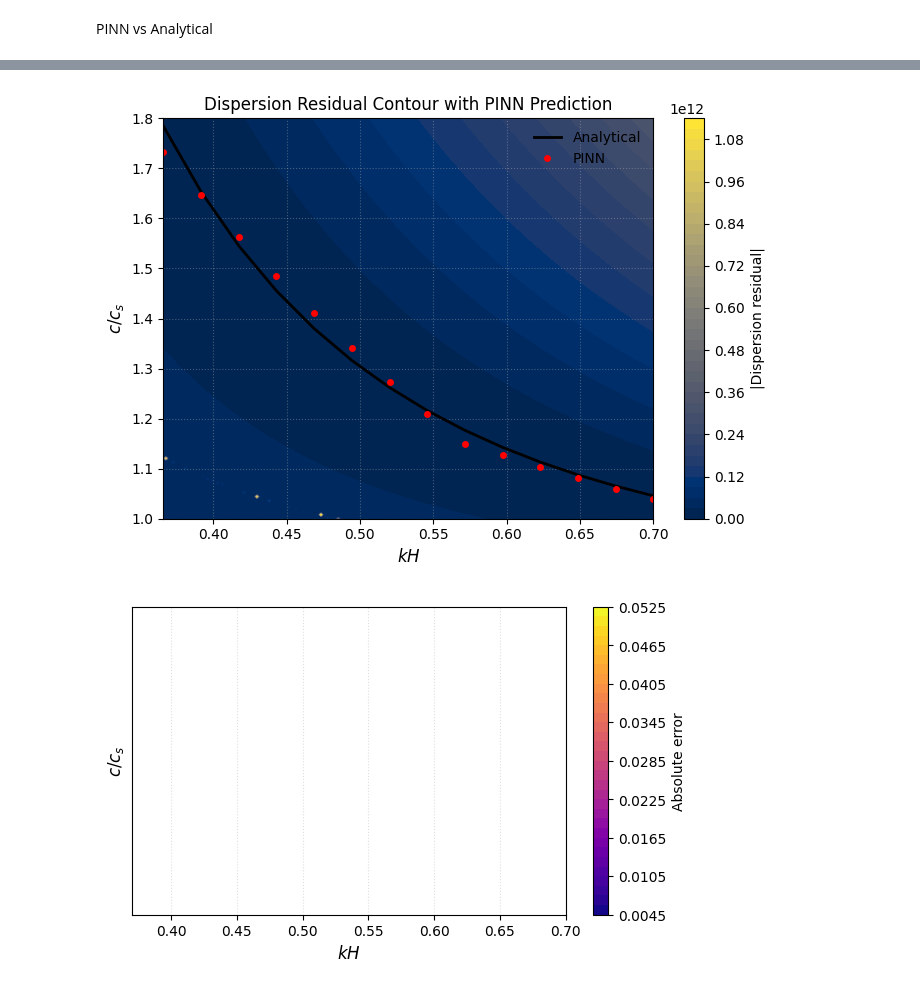
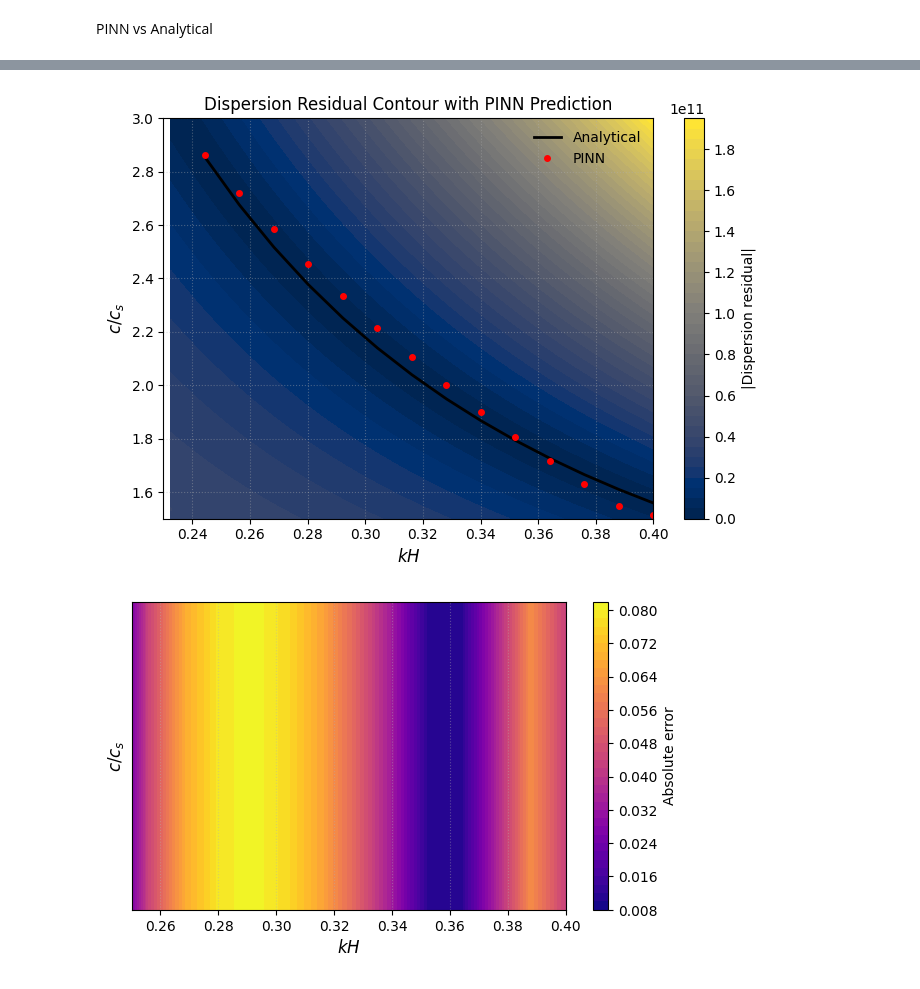
Before and after one commit to mayankjha-my/PINN, a Jupyter notebook: experiments/PINN_three_layer_system.ipynb, the cells around one changed output, grey strips where cells are left out. Drawn from its saved outputs; the diff is of its cells as text; code cells hidden in the pictures.

```diff
--- a/experiments/PINN_three_layer_system.ipynb
+++ b/experiments/PINN_three_layer_system.ipynb
@@ -529,8 +523,8 @@ mueH02 = 0.3 * mu44l
 P1 = 1e9
 P2 = 1e8
 g = 9.81
-beta1 = 5.0
-beta2 = 10.0
+beta1 = 4.0
+beta2 = 9.5
 G = 1.0
 
 c_ref = np.sqrt(mu44l / rho1)
@@ -616,8 +610,8 @@ plt.ylabel(r'Dimensionless phase velocity $c/c_s$', fontsize=12)
 plt.grid(True, linestyle=':', alpha=0.6)
 plt.legend(fontsize=11, frameon=False)
 
-plt.xlim([0.37, 0.7])
-plt.ylim([1.0, 1.8])
+plt.xlim([0.23, 0.4])
+plt.ylim([1.5, 3])
 plt.tight_layout()
 plt.show()
 # %% [output]
@@ -676,7 +1222,7 @@ Saved: comparison_table.csv
 # ==============================
 
 kH_grid = np.linspace(min(kH), max(kH), 200)
-c_grid  = np.linspace(1.0, 1.8, 200)
+c_grid  = np.linspace(1.5, 3, 200)
 
 KH, C = np.meshgrid(kH_grid, c_grid)
 
@@ -706,44 +1252,47 @@ plt.plot(kH, c_pinn, 'ro', markersize=4, label='PINN')
 plt.xlabel(r'$kH$', fontsize=12)
 plt.ylabel(r'$c/c_s$', fontsize=12)
 plt.title('Dispersion Residual Contour with PINN Prediction')
-plt.ylim([1.0, 1.8])
+plt.xlim([0.23, 0.4])
+plt.ylim([1.5, 3])
+
 plt.legend(frameon=False)
 plt.grid(True, linestyle=':', alpha=0.4)
 plt.tight_layout()
 plt.show()
 # %% [output]
-[figure, old version]
+[figure, new version]
 # %%
 abs_error = np.abs(c_pinn - c_ana)
 # %%
 # ==============================
 # Absolute error contour plot
 # ==============================
 
 # create artificial vertical axis
-y = np.linspace(0, 1, 50)
+y = np.linspace(1.5, 3, 50)
 
 KH, Y = np.meshgrid(kH, y)
 
 # repeat error along vertical direction
 Z = np.tile(abs_error, (len(y), 1))
 
 plt.figure(figsize=(7,4))
 
 cont = plt.contourf(KH, Y, Z, levels=40, cmap='plasma')
 cbar = plt.colorbar(cont)
 cbar.set_label('Absolute error')
 
 plt.xlabel(r'$kH$', fontsize=12)
 plt.ylabel(r'$c/c_s$', fontsize=12)           # vertical axis not physical
 plt.yticks([])
-plt.xlim([0.37, 0.7])
-plt.ylim([1.0, 1.8])
+plt.xlim([0.25, 0.4])
+plt.ylim([1.5, 3])
+
 # plt.title('Absolute Error Distribution of PINN Prediction')
 plt.grid(True, linestyle=':', alpha=0.4)
 plt.show()
 # %% [output]
-[figure, old version]
+[figure, new version]
 # %%
 import numpy as np
 import matplotlib.pyplot as plt
```
Also changed, not shown: parts of 31 cells of this notebook, 10 other files.
